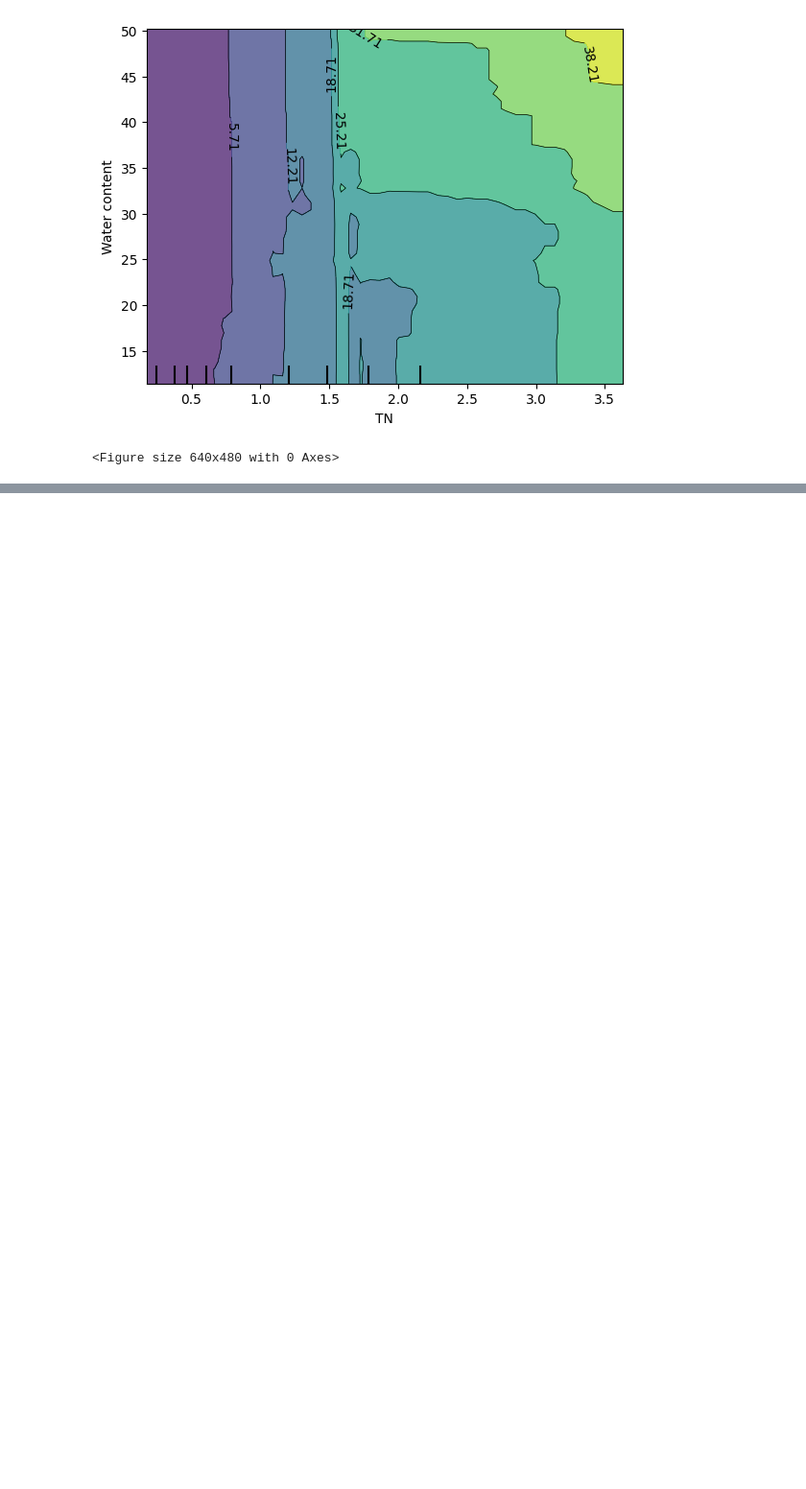
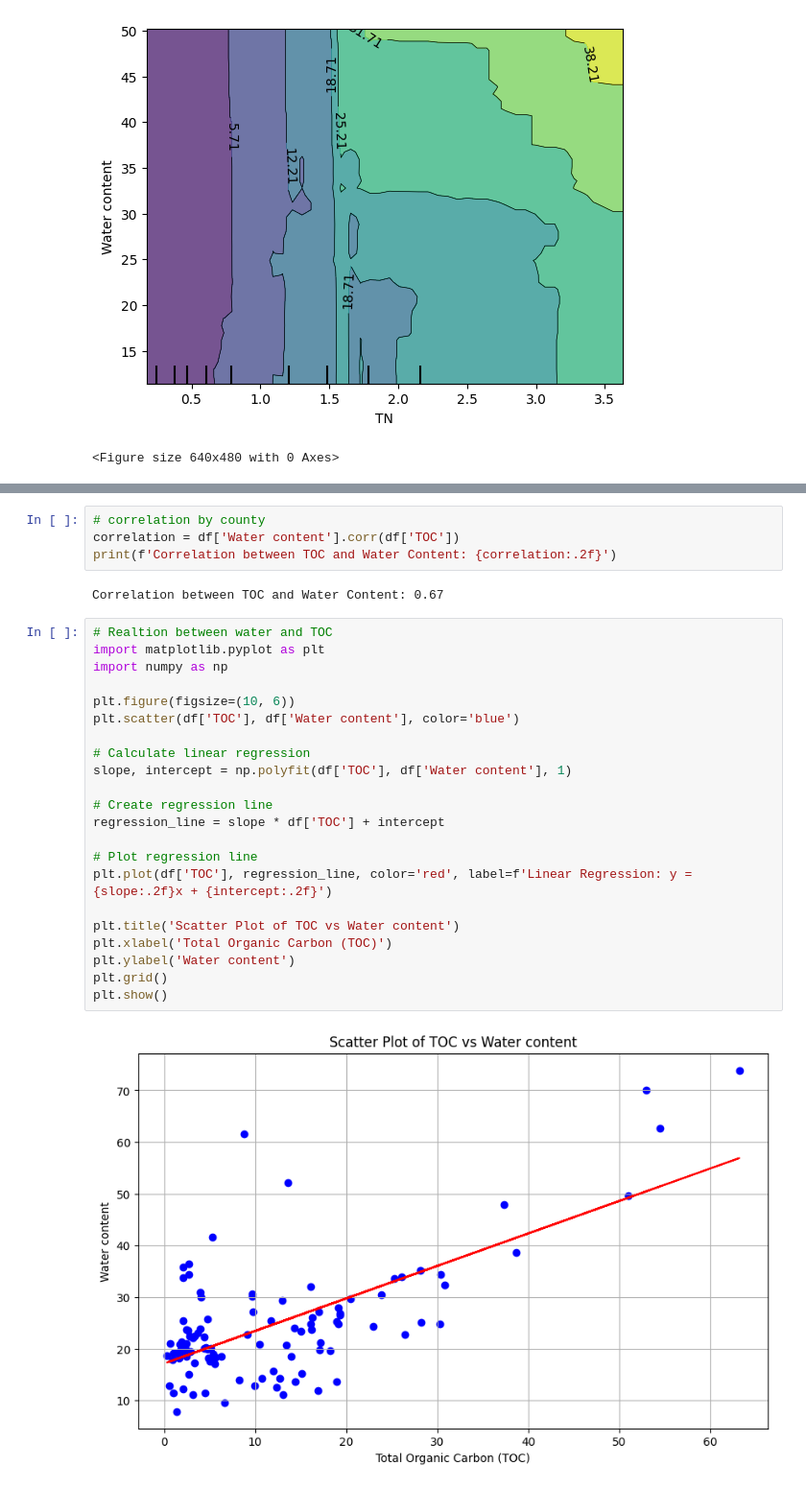
Before and after one commit to ostadsgo/cbm, a Jupyter notebook: DA-Carbon.ipynb, the cells around one changed output, grey strips where cells are left out. Shown at 96% size. Saved outputs shown, nothing was run; the diff lists cells and outputs as text; blank space fills up the shorter version.

```diff
--- a/DA-Carbon.ipynb
+++ b/DA-Carbon.ipynb
@@ -503,0 +547,30 @@ plt.savefig('x.png', dpi=300)
+# %%
+# correlation by county
+correlation = df['Water content'].corr(df['TOC'])
+print(f'Correlation between TOC and Water Content: {correlation:.2f}')
+# %% [output]
+Correlation between TOC and Water Content: 0.67
+# %%
+# Realtion between water and TOC
+import matplotlib.pyplot as plt
+import numpy as np
+
+plt.figure(figsize=(10, 6))
+plt.scatter(df['TOC'], df['Water content'], color='blue')
+
+# Calculate linear regression
+slope, intercept = np.polyfit(df['TOC'], df['Water content'], 1)
+
+# Create regression line
+regression_line = slope * df['TOC'] + intercept
+
+# Plot regression line
+plt.plot(df['TOC'], regression_line, color='red', label=f'Linear Regression: y = {slope:.2f}x + {intercept:.2f}')
+
+plt.title('Scatter Plot of TOC vs Water content')
+plt.xlabel('Total Organic Carbon (TOC)')
+plt.ylabel('Water content')
+plt.grid()
+plt.show()
+# %% [output]
+[figure, added]
```
Also changed, not shown: parts of 40 cells of this notebook, 2 other files.
